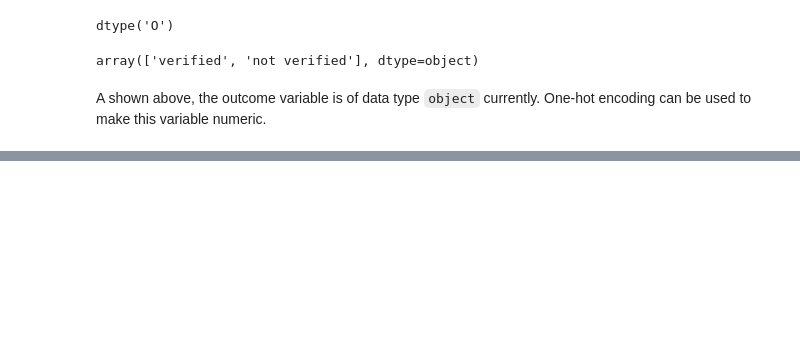
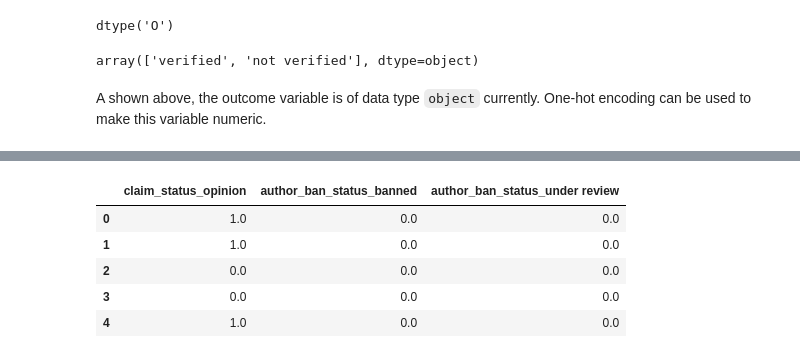
Before and after one commit to Mustafa777Xo/TikTok, a Jupyter notebook: tiktok_classfication.ipynb, the cells around one changed output, grey strips where cells are left out. Drawn from its saved outputs; the diff is of its cells as text; code cells hidden in the pictures; blank space fills up the shorter version.

```diff
--- a/tiktok_classfication.ipynb
+++ b/tiktok_classfication.ipynb
@@ -745,0 +791,13 @@ A shown above, the outcome variable is of data type `object` currently. One-hot
+# %%
+# Place encoded testing features (which is currently an array) into a dataframe
+X_test_encoded_df = pd.DataFrame(data=X_test_encoded, columns=X_encoder.get_feature_names_out())
+
+# Display first few rows
+X_test_encoded_df.head()
+# %% [output]
+|  | claim_status_opinion | author_ban_status_banned | author_ban_status_under review |
+| 0 | 1.0 | 0.0 | 0.0 |
+| 1 | 1.0 | 0.0 | 0.0 |
+| 2 | 0.0 | 0.0 | 0.0 |
+| 3 | 0.0 | 0.0 | 0.0 |
+| 4 | 1.0 | 0.0 | 0.0 |
```
Also changed, not shown: parts of 10 cells of this notebook.
